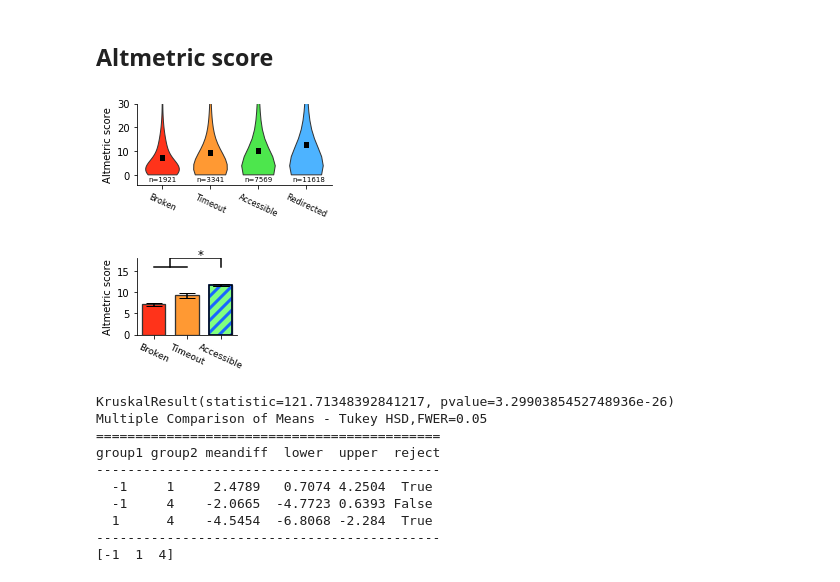
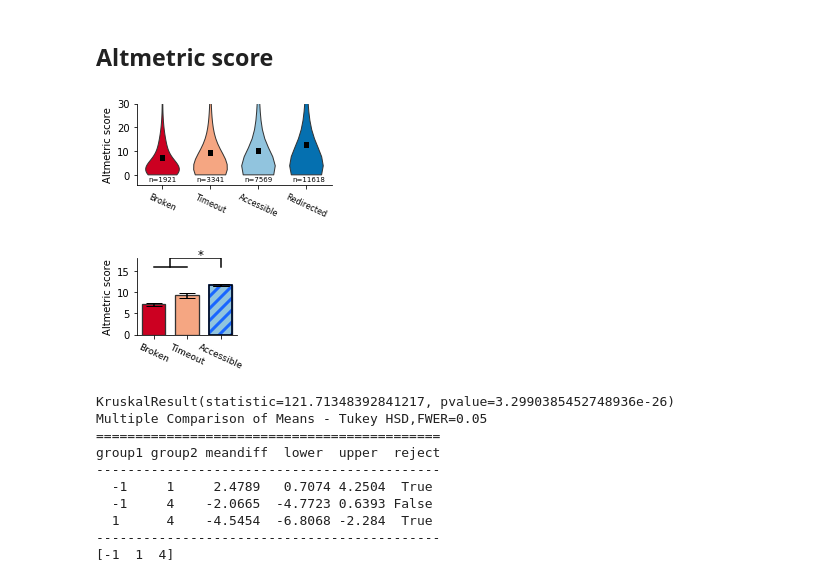
Before and after one commit to smangul1/good.software, a Jupyter notebook: analysis/Figure1.ipynb, the cells around one changed output. Drawn from its saved outputs; the diff is of its cells as text; code cells hidden in the pictures.

```diff
--- a/analysis/Figure1.ipynb
+++ b/analysis/Figure1.ipynb
@@ -23,7 +23,7 @@ import pandas as pd
 legendStatus = { -1 : 'Time out', 1 : 'Accessible', 3 : 'Redirected', 4 : 'Broken' }
 
 # Colors for each status
-colors = { -1 : (1.0,0.6,0.2), 1 : (0.2,0.7,0.2), 3 : (0.2,0.4,1.0), 4 : (1.0,0.,0.) }
+colors = { -1 : (0.96,0.65,0.51), 1 : (0.57,0.77,0.87), 3 : (0.02,0.44,0.69), 4 : (0.8,0.,0.13) }
 
 # Scheme 2:
 colors2 = { 'bg_unreach' : (1.0,0.8,0.6),
@@ -628,8 +628,6 @@ data_broken = np.array([0.08827085852478839, 0.004672897196261682,0])
 data_timeout = np.array([0.17623941958887546, 0.004672897196261682, 0.0084985835694051])
 data_accessible = np.array([0.4068923821039903, 0.7009345794392523, 0.9036827195467422])
 data_redirected = np.array([0.32859733978234584, 0.2897196261682243, 0.08781869688385269])
-
-colors = { -1 : (1.0,0.6,0.2), 1 : (0.2,0.7,0.2), 3 : (0.2,0.4,1.0), 4 : (1.0,0.,0.) }
 
 pl.bar( [0,1,2], data_broken+data_timeout+data_accessible+data_redirected, 0.7, color=colors[3], lw=1.3, capsize=8 )
 pl.bar( [0,1,2], data_broken+data_timeout+data_accessible, 0.7, color=colors[1], lw=1.3, capsize=8 )
@@ -981,11 +979,11 @@ data = [IFpub[4], IFpub[-1], IFpub[1], IFpub[3]]
 parts = ax.violinplot( data, [0,1,2,3], showmeans=False, showmedians=False,
                               showextrema=False, widths=0.7, points=200 )
 
-colors=[(1.0,0.2,0.1),(1.0,0.6,0.2),(0.3,0.9,0.3),(0.3,0.7,1.0)]
+colors_list = [colors[j] for j in [4, -1, 1, 3]]
 
 j = 0
 for pc in parts['bodies']:
-    pc.set_facecolor(colors[j])
+    pc.set_facecolor(colors_list[j])
     pc.set_edgecolor( (0.2,0.2,0.2) )
     pc.set_edgecolors( (0.2,0.2,0.2) )
     pc.set_alpha(1)
@@ -1108,38 +1105,36 @@ data = [scores[4], scores[-1], scores[1], scores[3]]
 parts = ax.violinplot( data, [0,1,2,3], showmeans=False, showmedians=False,
                               showextrema=False, widths=0.7, points=500 )
 
-colors=[(1.0,0.2,0.1),(1.0,0.6,0.2),(0.3,0.9,0.3),(0.3,0.7,1.0)]
-
 j = 0
 for pc in parts['bodies']:
-    pc.set_facecolor(colors[j])
+    pc.set_facecolor(colors_list[j])
     pc.set_edgecolor( (0.2,0.2,0.2) )
     pc.set_edgecolors( (0.2,0.2,0.2) )
     pc.set_alpha(1)
     j += 1
 
 
 def buttpos(x): return [x-0.05,x+0.05]
 for j in range(4):
     pl.plot(buttpos(j), [np.mean(data[j])]*2, color="k",
                 linewidth=6, solid_capstyle="butt", zorder=4)
 
 for j in range(4):
     ax.text( j-0.3, -2.5, 'n='+str(len(data[j])), fontsize=7 )
 
 ax.set_ylim(-4,30)
 ax.set_ylabel('Altmetric score')
 
 ax.set_xlabel('')
 ax.set_xticks([0,1,2,3])
 ax.set_xticklabels( ['Broken','Timeout','Accessible','Redirected'],
                        rotation=-25, fontsize=8)
 
 simpleaxis(ax)
 
 pl.savefig('Figure_1_panels/Altmetric Score vs status.pdf')
 # %% [output]
-[figure, old version]
+[figure, new version]
 # %%
 f, ax = pl.subplots( 1, 1, figsize=(1.8, 1.4) )
 
@@ -1149,11 +1144,10 @@ vardata = [ np.std(scores[4])/np.sqrt(len(scores[4])),
            np.std(scores[-1])/np.sqrt(len(scores[-1])),
            np.std(scores[1] + scores[3])/np.sqrt(len(scores[1] + scores[3])) ]
 
-colors=[(1.0,0.2,0.1),(1.0,0.6,0.2),(0.5,1.0,0.5)]
-pl.bar( [0,1,2], data, 0.7, yerr=vardata, color=colors,
+pl.bar( [0,1,2], data, 0.7, yerr=vardata, color=colors_list,
            edgecolor=[(0.2,0.2,0.2)]*3, lw=1.3, capsize=8 )
 
-pl.bar( [2], data[2:], 0.7, yerr=vardata[2:], color=colors[2:], hatch="//",
+pl.bar( [2], data[2:], 0.7, yerr=vardata[2:], color=colors_list[2:], hatch="//",
            edgecolor=[(0.1,0.4,1.0)]*3, lw=1.5, capsize=8 )
 pl.bar( [2], data[2:], 0.7, yerr=vardata[2:], color='none',
            edgecolor=[(0.0,0.0,0.0)]*3, lw=1.5, capsize=8 )
@@ -1176,7 +1170,7 @@ simpleaxis(ax)
 
 pl.savefig('Figure_1_panels/Altmetric Score vs status - barplot.pdf')
 # %% [output]
-[figure, old version]
+[figure, new version]
 # %%
 from scipy.stats.mstats import kruskalwallis
 print(kruskalwallis(scores[-1],scores[4],scores[1],scores[3]))
```
Also changed, not shown: parts of 13 cells of this notebook, 29 other files.
